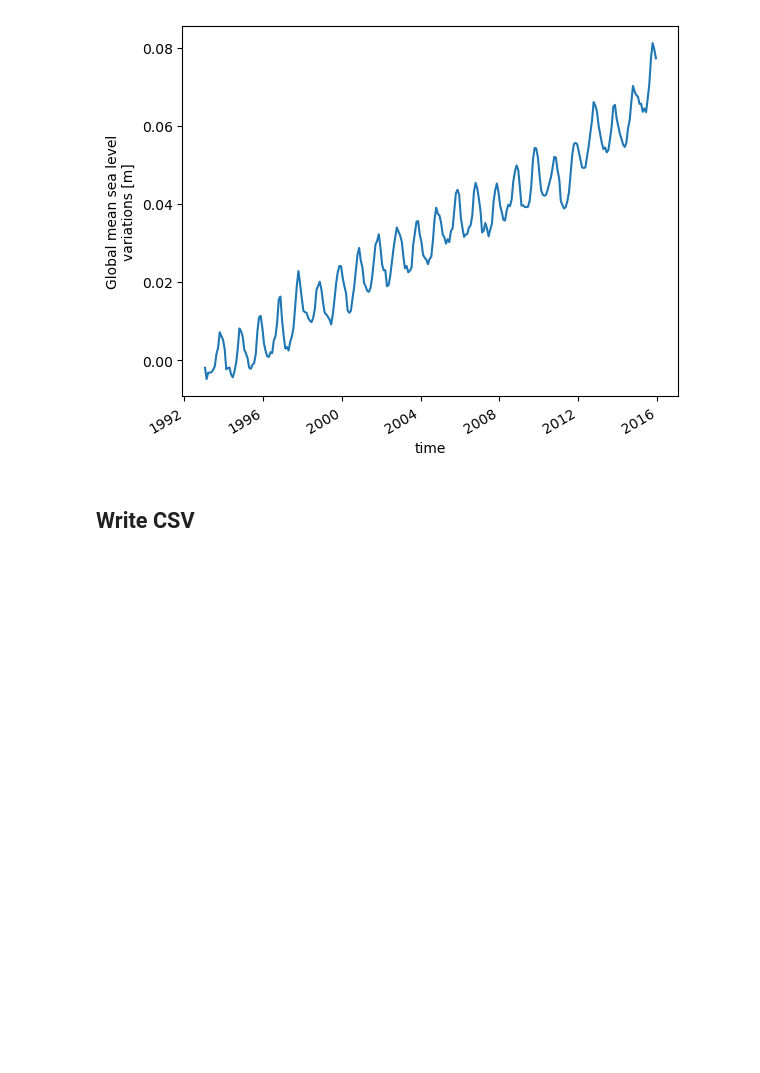
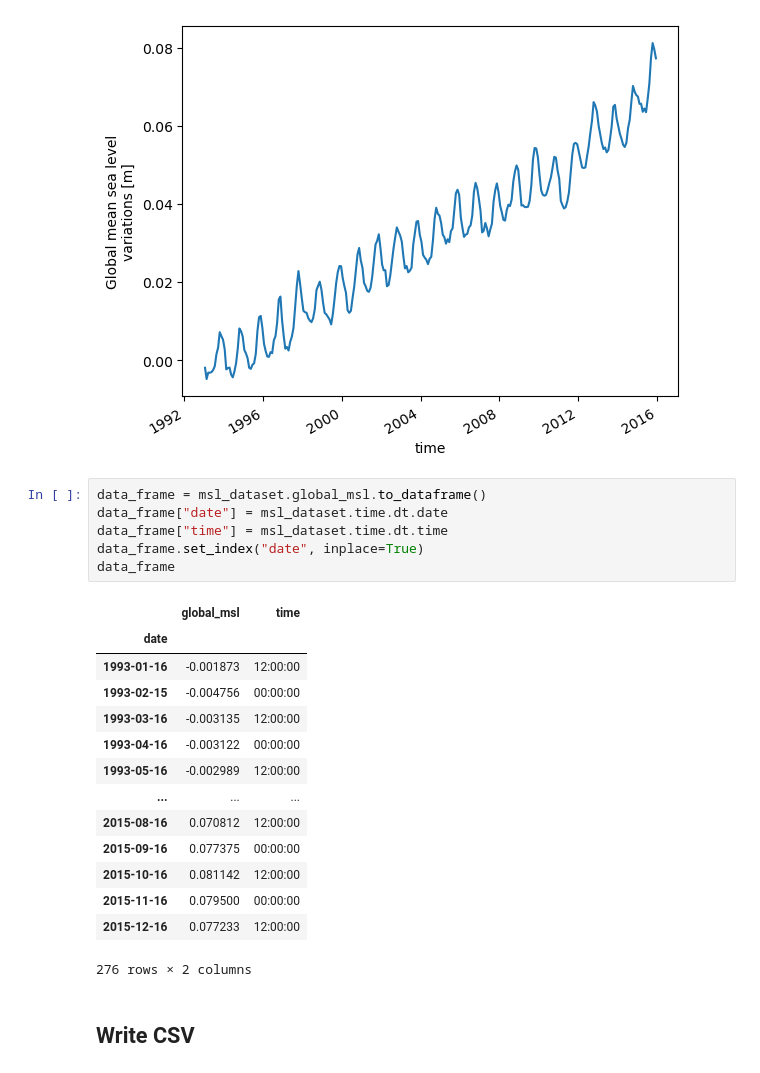
Before and after one commit to littlepictures/global_mean_sea_level, a Jupyter notebook: scripts/dataprep/extract-sea-level.ipynb, the cells around one changed output. Cells and saved outputs as stored; diff of their text form; blank space fills up the shorter version.

```diff
--- a/scripts/dataprep/extract-sea-level.ipynb
+++ b/scripts/dataprep/extract-sea-level.ipynb
@@ -97,6 +97,27 @@ msl_dataset.global_msl.plot()
 # %% [output]
 [<matplotlib.lines.Line2D at 0x...>]
 [figure]
+# %%
+data_frame = msl_dataset.global_msl.to_dataframe()
+data_frame["date"] = msl_dataset.time.dt.date
+data_frame["time"] = msl_dataset.time.dt.time
+data_frame.set_index("date", inplace=True)
+data_frame
+# %% [output]
+|  | global_msl | time |
+| date |  |  |
+| 1993-01-16 | -0.001873 | 12:00:00 |
+| 1993-02-15 | -0.004756 | 00:00:00 |
+| 1993-03-16 | -0.003135 | 12:00:00 |
+| 1993-04-16 | -0.003122 | 00:00:00 |
+| 1993-05-16 | -0.002989 | 12:00:00 |
+| ... | ... | ... |
+| 2015-08-16 | 0.070812 | 12:00:00 |
+| 2015-09-16 | 0.077375 | 00:00:00 |
+| 2015-10-16 | 0.081142 | 12:00:00 |
+| 2015-11-16 | 0.079500 | 00:00:00 |
+| 2015-12-16 | 0.077233 | 12:00:00 |
+276 rows × 2 columns
 # %% [markdown]
 ## Write CSV
 # %%
```
Also changed, not shown: parts of 3 cells of this notebook, 1 other file.
